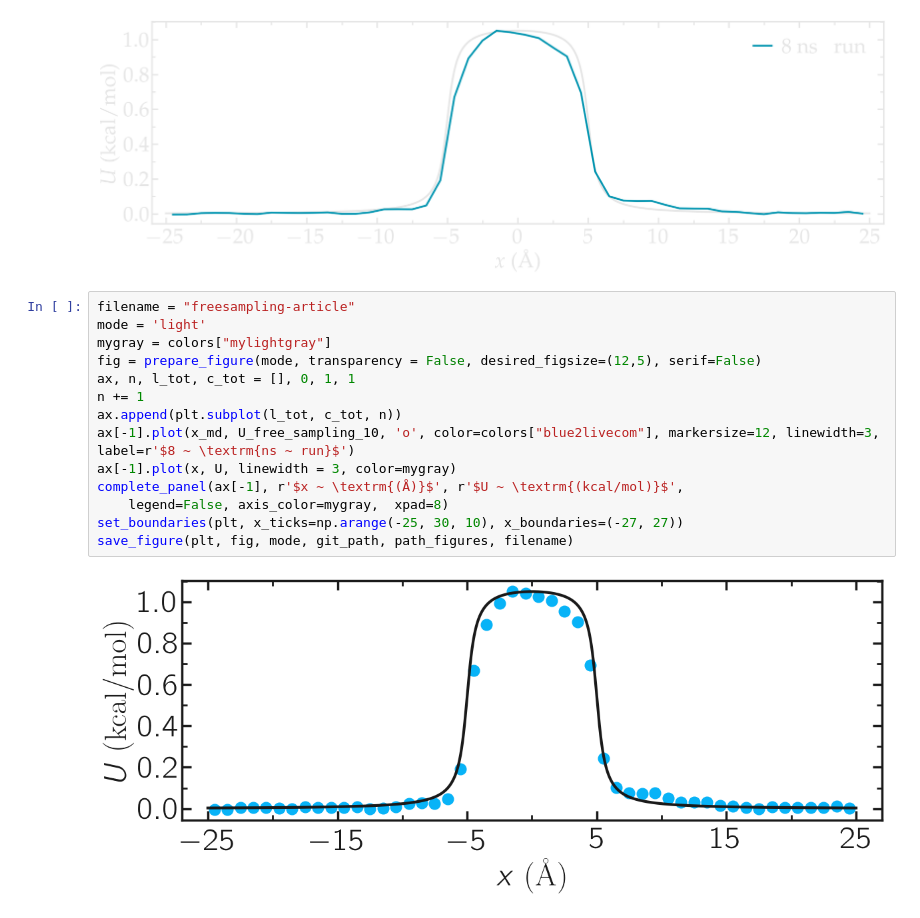
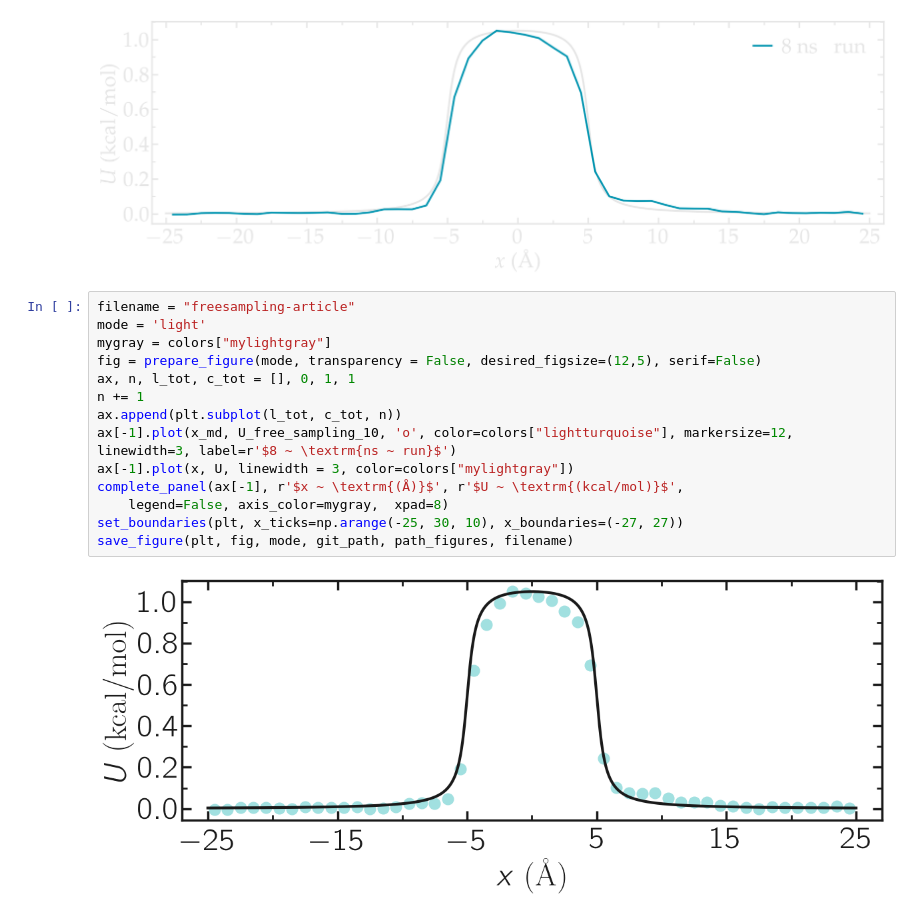
Before and after one commit to lammpstutorials/lammpstutorials.github.io, a Jupyter notebook: docs/sphinx/source/tutorials/figures/level3/free-energy-calculation/freesampling-potential-pyplot.ipynb, the cells around one changed output. Saved outputs shown, nothing was run; the diff lists cells and outputs as text.

Commit message:
tested colors

```diff
--- a/docs/sphinx/source/tutorials/figures/level3/free-energy-calculation/freesampling-potential-pyplot.ipynb
+++ b/docs/sphinx/source/tutorials/figures/level3/free-energy-calculation/freesampling-potential-pyplot.ipynb
@@ -57,16 +57,16 @@ for mode, mygray in zip(['light', 'dark'], [colors["mylightgray"], colors["mydar
 # %%
 filename = "freesampling-article"
 mode = 'light'
 mygray = colors["mylightgray"]
 fig = prepare_figure(mode, transparency = False, desired_figsize=(12,5), serif=False)
 ax, n, l_tot, c_tot = [], 0, 1, 1
 n += 1
 ax.append(plt.subplot(l_tot, c_tot, n))
-ax[-1].plot(x_md, U_free_sampling_10, 'o', color=colors["blue2livecom"], markersize=12, linewidth=3, label=r'$8 ~ \textrm{ns ~ run}$')
-ax[-1].plot(x, U, linewidth = 3, color=mygray)
+ax[-1].plot(x_md, U_free_sampling_10, 'o', color=colors["lightturquoise"], markersize=12, linewidth=3, label=r'$8 ~ \textrm{ns ~ run}$')
+ax[-1].plot(x, U, linewidth = 3, color=colors["mylightgray"])
 complete_panel(ax[-1], r'$x ~ \textrm{(Å)}$', r'$U ~ \textrm{(kcal/mol)}$',
     legend=False, axis_color=mygray,  xpad=8)
 set_boundaries(plt, x_ticks=np.arange(-25, 30, 10), x_boundaries=(-27, 27))
 save_figure(plt, fig, mode, git_path, path_figures, filename)
 # %% [output]
-[figure, old version]
+[figure, new version]
```
Also changed, not shown: 2 other files.
